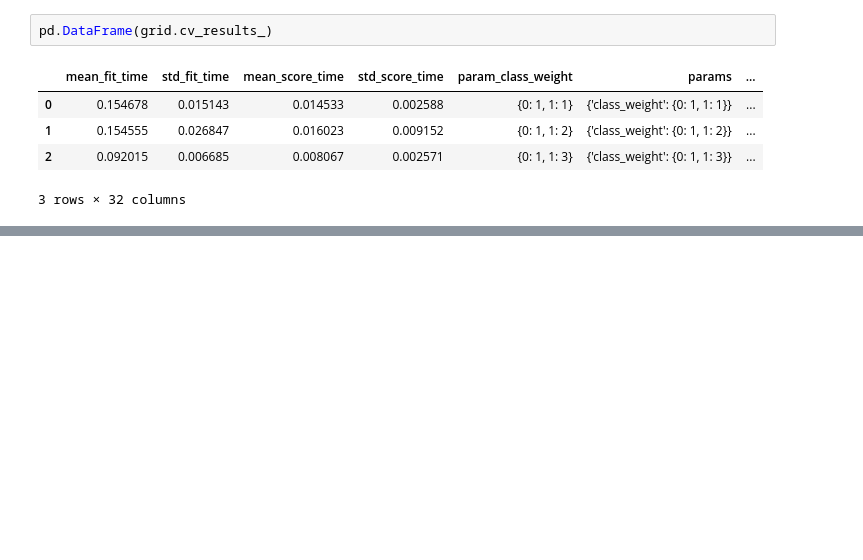
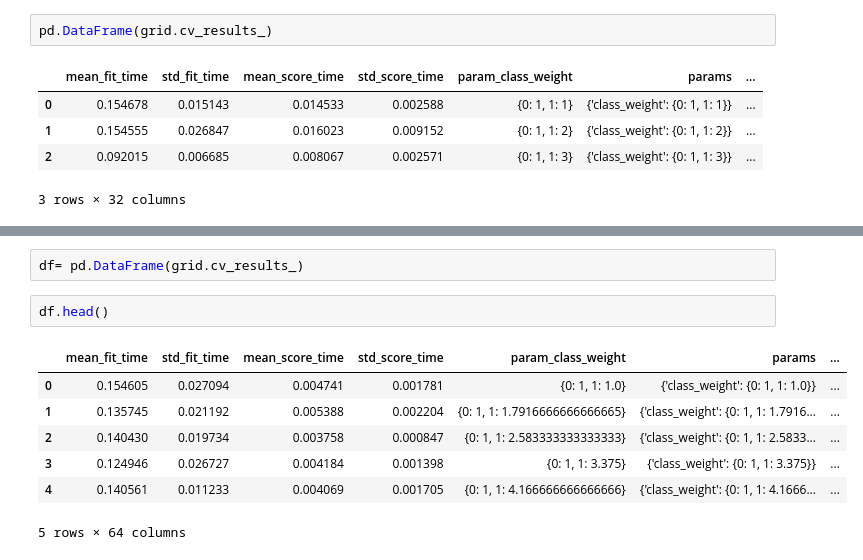
Before and after one commit to victorhrls/scikit-learn-intro, a Jupyter notebook: scikit_init.ipynb, the cells around one changed output, grey strips where cells are left out. Drawn from its saved outputs; the diff is of its cells as text; blank space fills up the shorter version.

```diff
--- a/scikit_init.ipynb
+++ b/scikit_init.ipynb
@@ -555,0 +588,12 @@ pd.DataFrame(grid.cv_results_)
+# %%
+df= pd.DataFrame(grid.cv_results_)
+# %%
+df.head()
+# %% [output]
+|  | mean_fit_time | std_fit_time | mean_score_time | std_score_time | param_class_weight | params | ... |
+| 0 | 0.154605 | 0.027094 | 0.004741 | 0.001781 | {0: 1, 1: 1.0} | {'class_weight': {0: 1, 1: 1.0}} | ... |
+| 1 | 0.135745 | 0.021192 | 0.005388 | 0.002204 | {0: 1, 1: 1.7916666666666665} | {'class_weight': {0: 1, 1: 1.7916... | ... |
+| 2 | 0.140430 | 0.019734 | 0.003758 | 0.000847 | {0: 1, 1: 2.583333333333333} | {'class_weight': {0: 1, 1: 2.5833... | ... |
+| 3 | 0.124946 | 0.026727 | 0.004184 | 0.001398 | {0: 1, 1: 3.375} | {'class_weight': {0: 1, 1: 3.375}} | ... |
+| 4 | 0.140561 | 0.011233 | 0.004069 | 0.001705 | {0: 1, 1: 4.166666666666666} | {'class_weight': {0: 1, 1: 4.1666... | ... |
+5 rows × 64 columns
```
Also changed, not shown: parts of 10 cells of this notebook.
